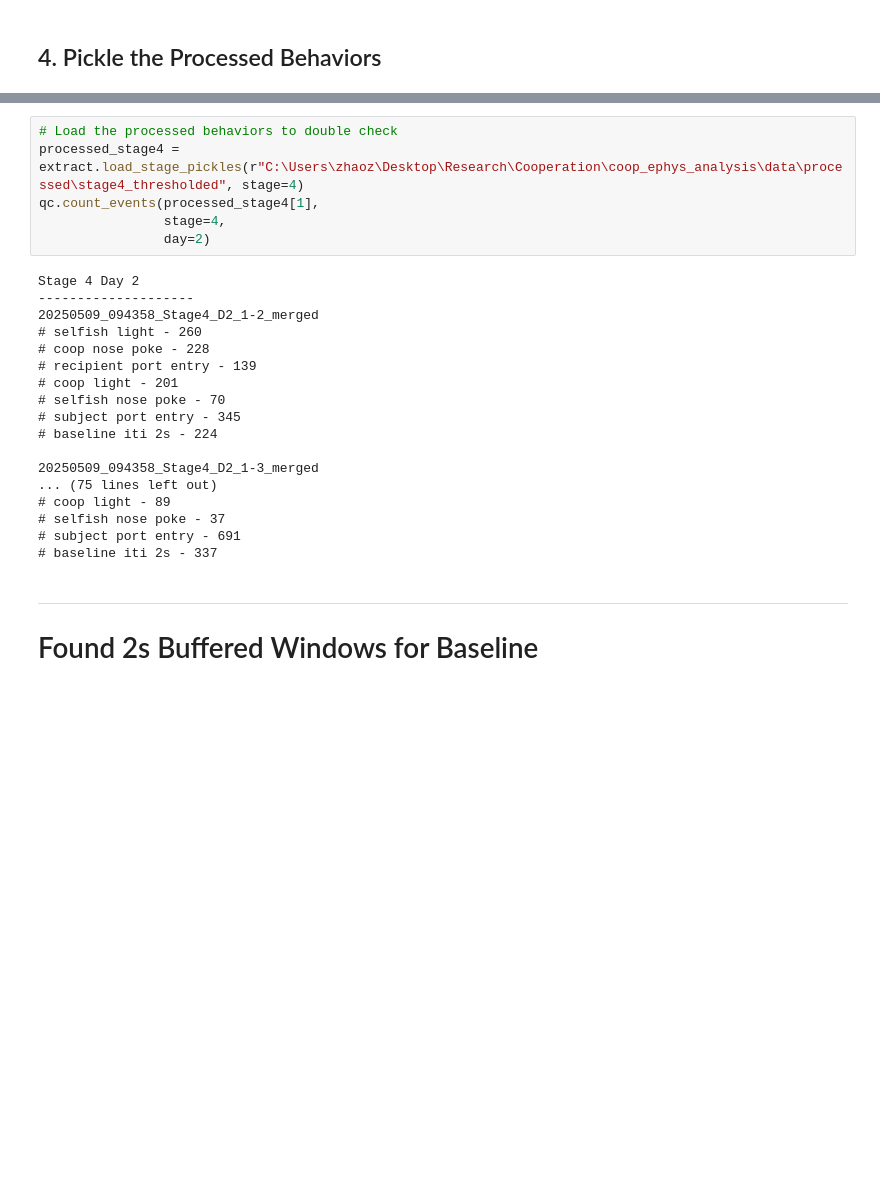
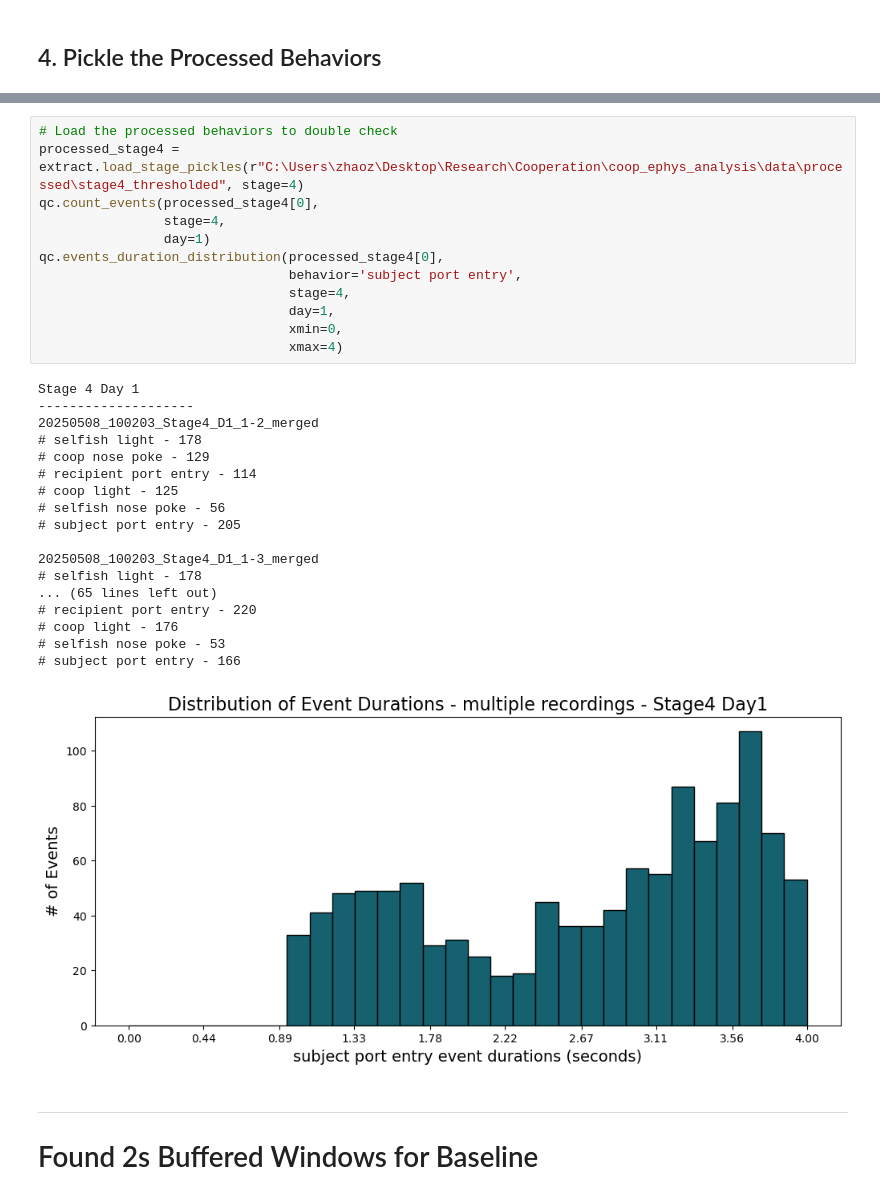
Before and after one commit to padillacoreanolab/coop_ephys_analysis, a Jupyter notebook: notebooks/behavior/stage4_quality_control.ipynb, the cells around one changed output, grey strips where cells are left out. Drawn from its saved outputs; the diff is of its cells as text; blank space fills up the shorter version.

```diff
--- a/notebooks/behavior/stage4_quality_control.ipynb
+++ b/notebooks/behavior/stage4_quality_control.ipynb
@@ -157,27 +145,34 @@ NameError: name 'stage4_behaviors' is not defined
 # %%
 # Load the processed behaviors to double check
 processed_stage4 = extract.load_stage_pickles(r"C:\Users\zhaoz\Desktop\Research\Cooperation\coop_ephys_analysis\data\processed\stage4_thresholded", stage=4)
-qc.count_events(processed_stage4[1],
+qc.count_events(processed_stage4[0],
 				stage=4,
-				day=2)
+				day=1)
+qc.events_duration_distribution(processed_stage4[0],
+								behavior='subject port entry',
+								stage=4,
+								day=1,
+								xmin=0,
+								xmax=4)
 # %% [output]
-Stage 4 Day 2
+Stage 4 Day 1
 --------------------
-20250509_094358_Stage4_D2_1-2_merged
-# selfish light - 260
-# coop nose poke - 228
-# recipient port entry - 139
-# coop light - 201
-# selfish nose poke - 70
-# subject port entry - 345
-# baseline iti 2s - 224
+20250508_100203_Stage4_D1_1-2_merged
+# selfish light - 178
+# coop nose poke - 129
+# recipient port entry - 114
+# coop light - 125
+# selfish nose poke - 56
+# subject port entry - 205
 
-20250509_094358_Stage4_D2_1-3_merged
-... (75 lines left out)
-# coop light - 89
-# selfish nose poke - 37
-# subject port entry - 691
-# baseline iti 2s - 337
+20250508_100203_Stage4_D1_1-3_merged
+# selfish light - 178
+... (65 lines left out)
+# recipient port entry - 220
+# coop light - 176
+# selfish nose poke - 53
+# subject port entry - 166
+[figure, added]
 # %% [markdown]
 ---
 # Found 2s Buffered Windows for Baseline
```
Also changed, not shown: parts of 13 cells of this notebook, 12 other files.
